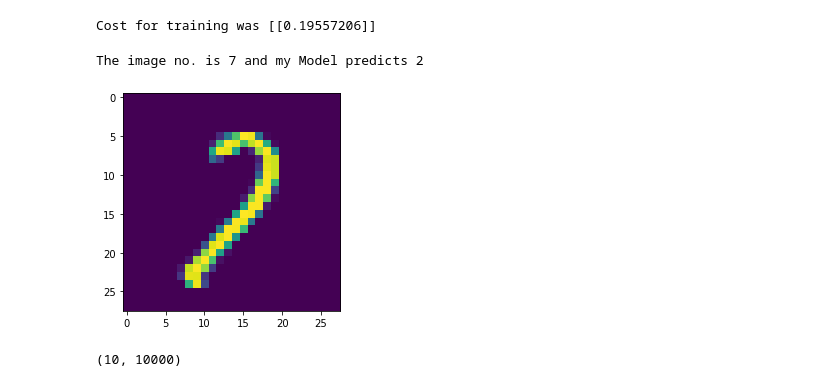
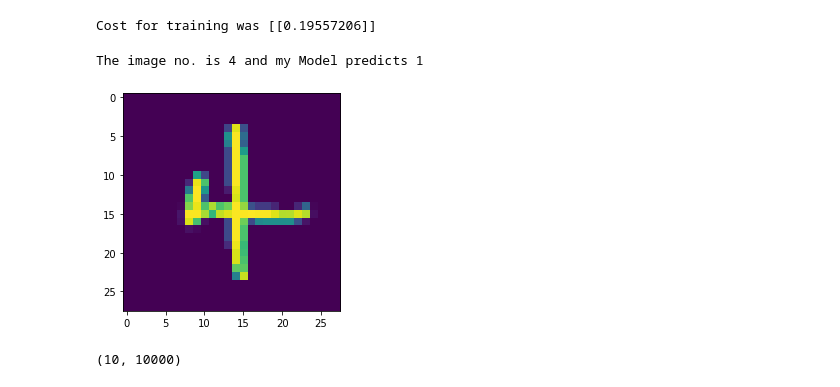
Before and after one commit to ABD-01/MNIST, a Jupyter notebook: MNIST_Single Layer.ipynb, the cells around one changed output. Cells and saved outputs as stored; diff of their text form; code cells hidden in the pictures.

```diff
--- a/MNIST_Single Layer.ipynb
+++ b/MNIST_Single Layer.ipynb
@@ -203,12 +203,12 @@ print(f'Cost for training was {J_test}')
 # %% [output]
 Cost for training was [[0.19557206]]
 # %%
-image = 5246
+image = 5691   # 0-9999
 plt.imshow(test_images[image])
 print(f'The image no. is {test_labels[image]} and my Model predicts {F_test[image]}')
 # %% [output]
-The image no. is 7 and my Model predicts 2
+The image no. is 4 and my Model predicts 1
-[figure, old version]
+[figure, new version]
 # %%
 b[:,:10000].shape
 # %% [output]
```
